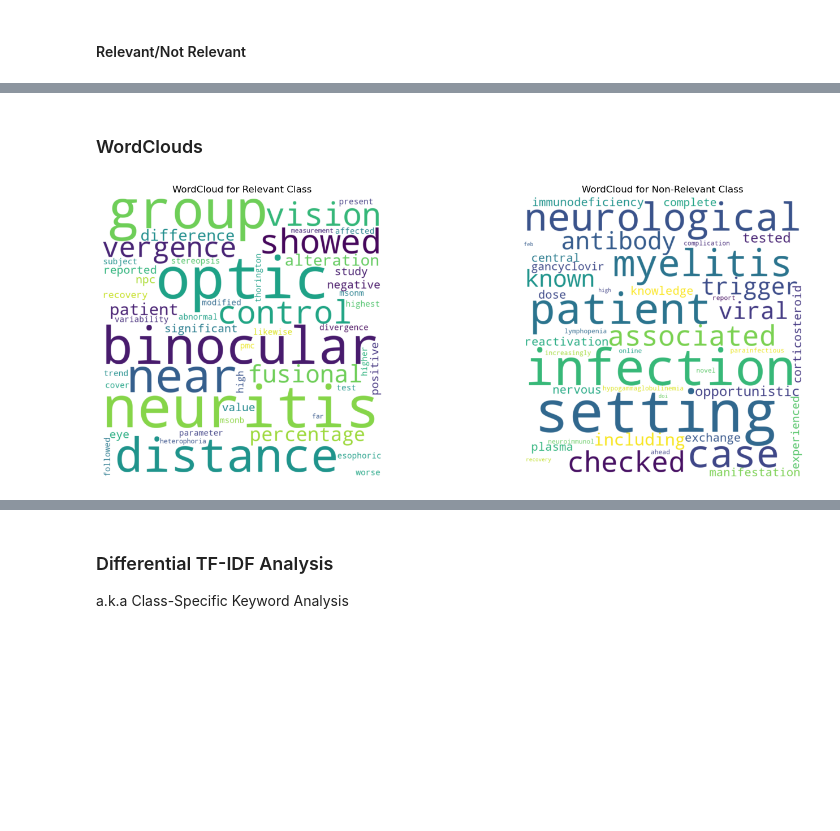
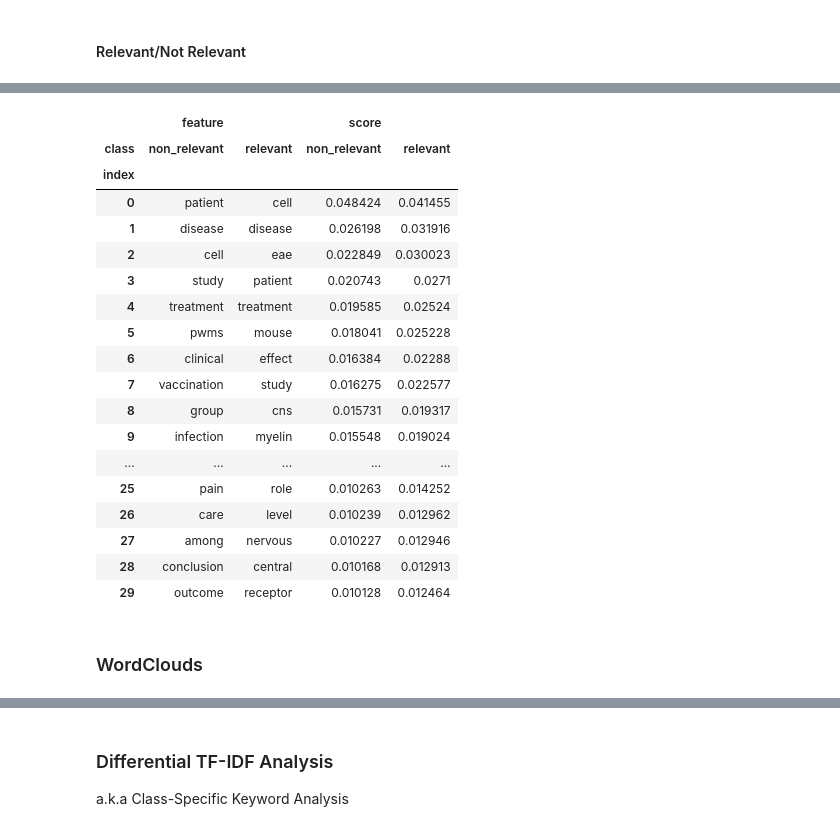
Before and after one commit to bialczykk/gregory-ai, a Jupyter notebook: EDA/eda_working.ipynb, the cells around one changed output, grey strips where cells are left out. Drawn from its saved outputs; the diff is of its cells as text; code cells hidden in the pictures; blank space fills up the shorter version.

```diff
--- a/EDA/eda_working.ipynb
+++ b/EDA/eda_working.ipynb
@@ -239,0 +200,12 @@ plt.show()
+# %%
+def preprocess_lemma(text):
+    stop_words = set(stopwords.words('english'))
+    lemmatizer = WordNetLemmatizer()
+
+    if isinstance(text, list):
+        words = [word for sublist in text for word in word_tokenize(sublist.lower())]
+    else:
+        text = text.translate(str.maketrans('', '', string.punctuation))
+        words = word_tokenize(text.lower())
+
+    return ' '.join([lemmatizer.lemmatize(word) for word in words if word not in stop_words and word.isalpha()])
@@ -289,30 +331,24 @@ top_features_relevant, top_features_non_relevant
+# %%
+tfidf_df.reset_index().pivot(index='index', columns='class', values=['feature', 'score'])
+# %% [output]
+|  | feature |  | score |  |
+| class | non_relevant | relevant | non_relevant | relevant |
+| index |  |  |  |  |
+| 0 | patient | cell | 0.048424 | 0.041455 |
+| 1 | disease | disease | 0.026198 | 0.031916 |
+| 2 | cell | eae | 0.022849 | 0.030023 |
+| 3 | study | patient | 0.020743 | 0.0271 |
+| 4 | treatment | treatment | 0.019585 | 0.02524 |
+| 5 | pwms | mouse | 0.018041 | 0.025228 |
+| 6 | clinical | effect | 0.016384 | 0.02288 |
+| 7 | vaccination | study | 0.016275 | 0.022577 |
+| 8 | group | cns | 0.015731 | 0.019317 |
+| 9 | infection | myelin | 0.015548 | 0.019024 |
+| ... | ... | ... | ... | ... |
+| 25 | pain | role | 0.010263 | 0.014252 |
+| 26 | care | level | 0.010239 | 0.012962 |
+| 27 | among | nervous | 0.010227 | 0.012946 |
+| 28 | conclusion | central | 0.010168 | 0.012913 |
+| 29 | outcome | receptor | 0.010128 | 0.012464 |
 # %% [markdown]
 ### WordClouds
-# %%
-# Recompute top TF-IDF features for each class
-top_features_relevant = get_top_tfidf_features(tfidf_matrix, feature_names, 0, 50)
-top_features_non_relevant = get_top_tfidf_features(tfidf_matrix, feature_names, 1, 50)
-
-
-# Function to create a wordcloud based on TF-IDF scores
-def create_wordclouds(tfidf_scores_classes, titles):
-    # Setting up subplots with added spacing
-    fig, axes = plt.subplots(1, 2, figsize=(16, 8), gridspec_kw={'wspace': 0.5})
-
-    for i, (tfidf_scores, title) in enumerate(zip(tfidf_scores_classes, titles)):
-        wordcloud = WordCloud(width=800, height=800, background_color='white')
-        # Generating the wordcloud with frequencies
-        wordcloud.generate_from_frequencies(dict(tfidf_scores))
-        # Plotting the wordcloud in subplot
-        axes[i].imshow(wordcloud, interpolation="bilinear")
-        axes[i].set_title(title)
-        axes[i].axis("off")
-
-    plt.tight_layout(pad=0)
-    plt.show()
-
-# Creating word clouds for both classes in subplots
-create_wordclouds([top_features_relevant, top_features_non_relevant],
-                  ["WordCloud for Relevant Class", "WordCloud for Non-Relevant Class"])
-# %% [output]
-[figure, removed]
```
Also changed, not shown: parts of 55 cells of this notebook, 9 other files.
